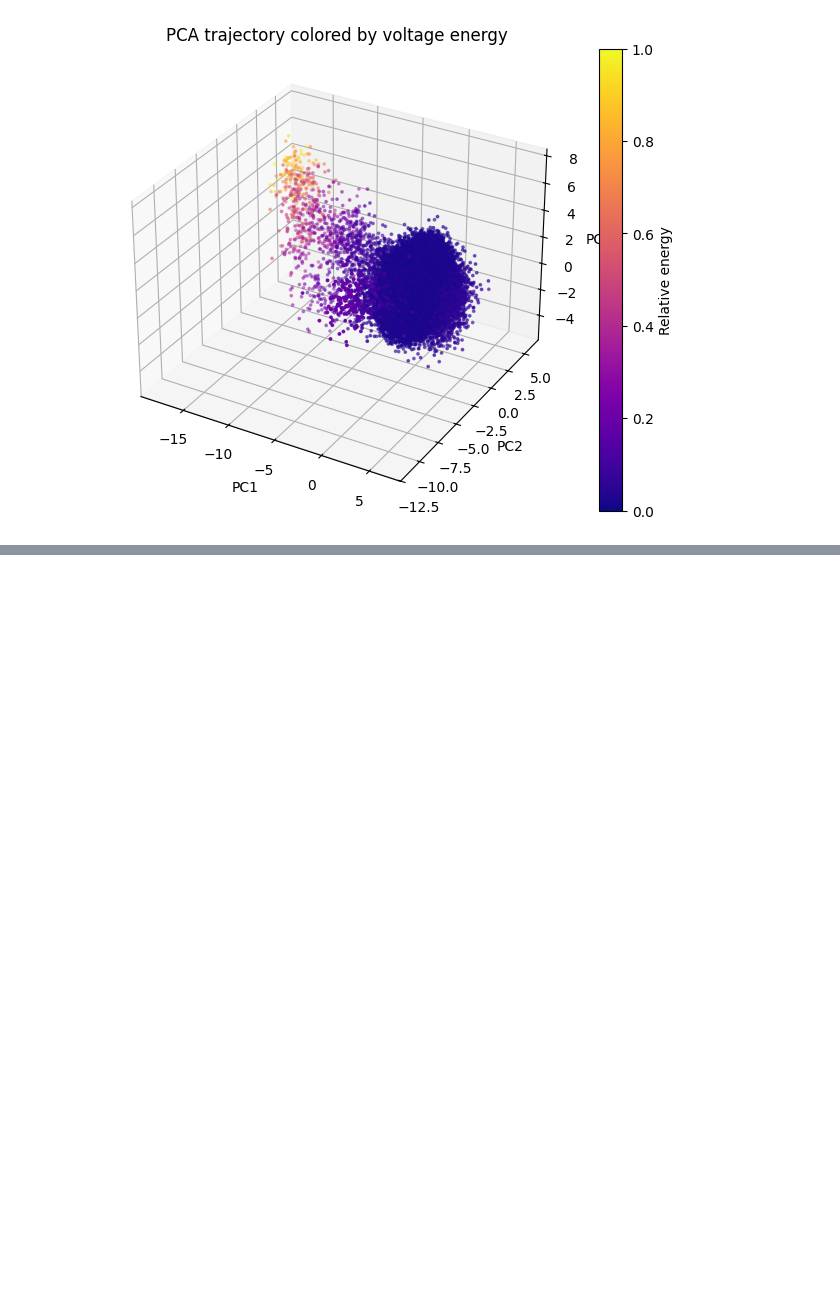
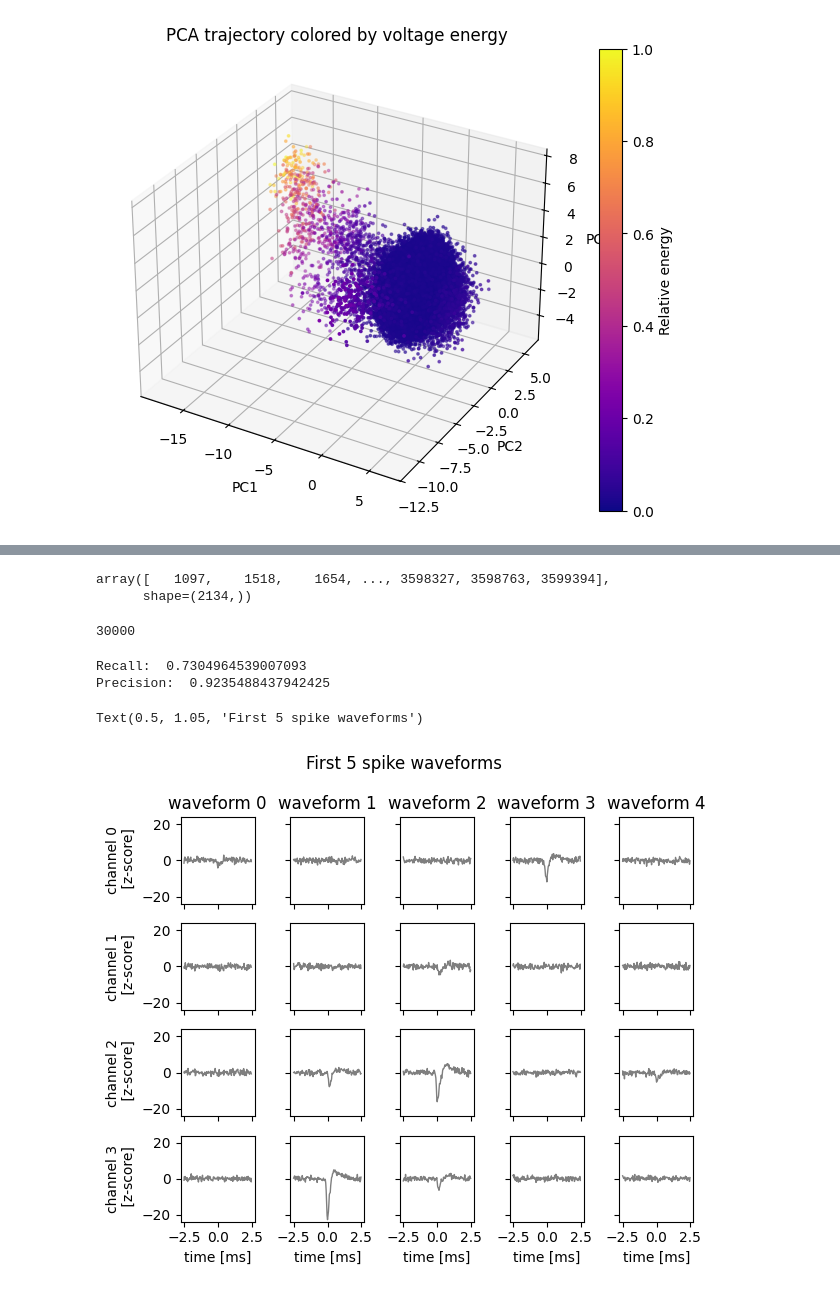
Before and after one commit to mariakesa/MITNeuralComputation, a Jupyter notebook: ScottLindermanBook/spike_sorting_by_clustering.ipynb, the cells around one changed output, grey strips where cells are left out. Saved outputs shown, nothing was run; the diff lists cells and outputs as text; code cells hidden in the pictures; blank space fills up the shorter version.

```diff
--- a/ScottLindermanBook/spike_sorting_by_clustering.ipynb
+++ b/ScottLindermanBook/spike_sorting_by_clustering.ipynb
@@ -219,0 +323,65 @@ plt.show()
+# %%
+filtered_peaks
+# %% [output]
+array([   1097,    1518,    1654, ..., 3598327, 3598763, 3599394],
+      shape=(2134,))
+# %%
+SAMPLING_FREQUENCY
+# %% [output]
+30000
+# %%
+def evaluate_detected_spikes(
+        detected_spike_times: Int[Tensor, "num_detected_spikes"],
+        true_spike_times: Int[Tensor, "num_true_spikes"]) -> dict:
+    """
+    This code uses a supervised baseline to evaluate how many of
+    the groundtruth spikes correspond to true spike times.
+    This is the true positive rate (tp). The code also evaluates the
+    true negative, false positive and false negative rates and
+    returns them.
+    """
+    #Compute which indices in the ground truth spikes correespond to ground truth spikes
+    #Take into account that each spike creates a window around it which
+    #is allocated to that spike for waveform computation
+    true_spike_mask = torch.zeros(NUM_SAMPLES // WINDOW_SIZE, dtype=torch.bool)
+    true_spike_mask[true_spike_times // WINDOW_SIZE] = True
+
+    # Compute which indices in the detected spike times
+    detected_spike_mask = torch.zeros(NUM_SAMPLES // WINDOW_SIZE, dtype=torch.bool)
+    detected_spike_mask[detected_spike_times // WINDOW_SIZE] = True
+
+    # Calculate true positive, false positive, false negative and true negative erates
+    tp = (true_spike_mask & detected_spike_mask).sum().item()
+    fp = (detected_spike_mask & ~true_spike_mask).sum().item()
+    fn = (~detected_spike_mask & true_spike_mask).sum().item()
+    tn = (~detected_spike_mask & ~true_spike_mask).sum().item()
+
+    #Return true positives (tp), false positives (fp), false negatives (fn) and true
+    #negatives
+    return dict(tp=tp, fp=fp, fn=fn, tn=tn)
+
+perf_stats = evaluate_detected_spikes(
+    detected_spike_times,
+    true_spike_times
+)
+
+recall=perf_stats['tp']/(perf_stats['tp']+perf_stats['fn'])
+print('Recall: ', recall)
+precision=perf_stats['tp']/(perf_stats['tp']+perf_stats['fp'])
+print('Precision: ', precision)
+# %% [output]
+Recall:  0.7304964539007093
+Precision:  0.9235488437942425
+# %%
+spike_waveforms = torch.zeros((num_detected_spikes, WINDOW_SIZE, NUM_CHANNELS))
+
+for i, t in enumerate(detected_spike_times):
+    slc = slice(t - WINDOW_SIZE // 2, t + WINDOW_SIZE // 2)
+    spike_waveforms[i] = traces[slc]
+
+# Plot a few of the waveforms
+fig, axs = plot_waveforms(spike_waveforms[:5], name="waveform")
+fig.suptitle("First 5 spike waveforms", y=1.05)
+# %% [output]
+Text(0.5, 1.05, 'First 5 spike waveforms')
+[figure, added]
```
Also changed, not shown: parts of 6 cells of this notebook, 7 other files.
